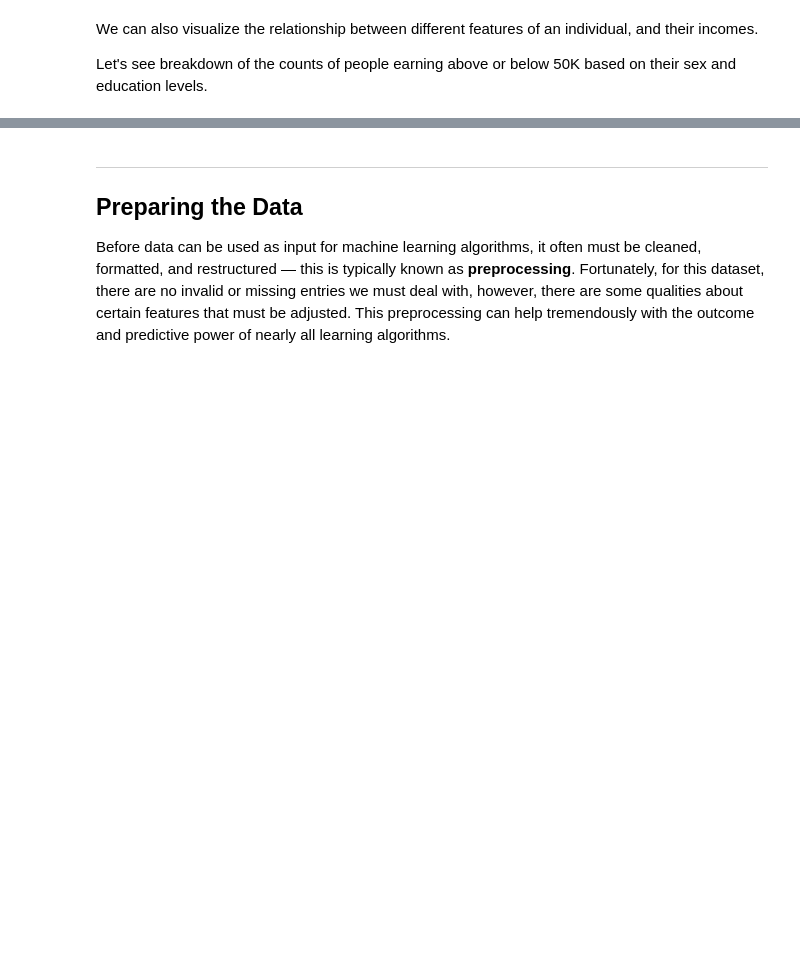
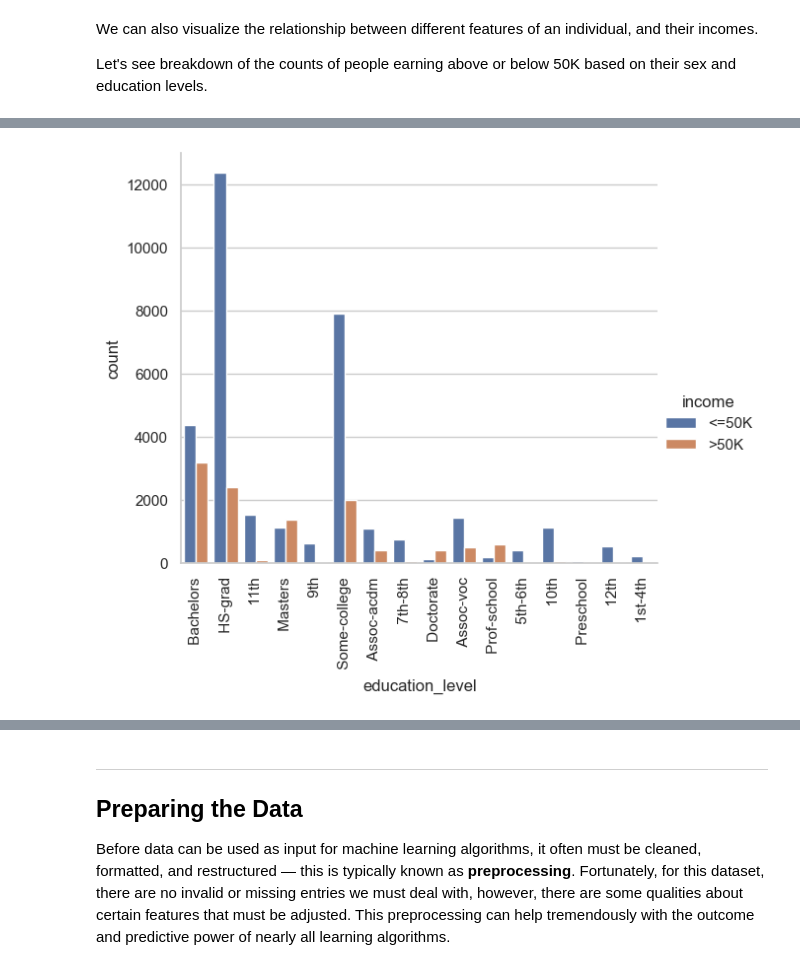
Before and after one commit to sarathisisme/ensemble_methods, a Jupyter notebook: 3_Comparison_Classification_Algorithms_Exercise.ipynb, the cells around one changed output, grey strips where cells are left out. Cells and saved outputs as stored; diff of their text form; code cells hidden in the pictures; blank space fills up the shorter version.

```diff
--- a/3_Comparison_Classification_Algorithms_Exercise.ipynb
+++ b/3_Comparison_Classification_Algorithms_Exercise.ipynb
@@ -39,2 +36,4 @@ data =
+# %%
+df = pd.read_csv('data/census.csv')
 # %%
 # Examine the datatypes
@@ -72,2 +126,15 @@ Let's see breakdown of the counts of people earning above or below 50K based on
 # %%
 # One way to visualize the relationship is by using a seaborn catplot
+sns.catplot(
+    data=df,
+    x="education_level",
+    hue="income",
+    kind="count",
+    height=5,
+    aspect=1.2
+)
+
+plt.xticks(rotation=90)
+plt.show()
+# %% [output]
+[figure, added]
```
Also changed, not shown: parts of 36 cells of this notebook, 3 other files.
